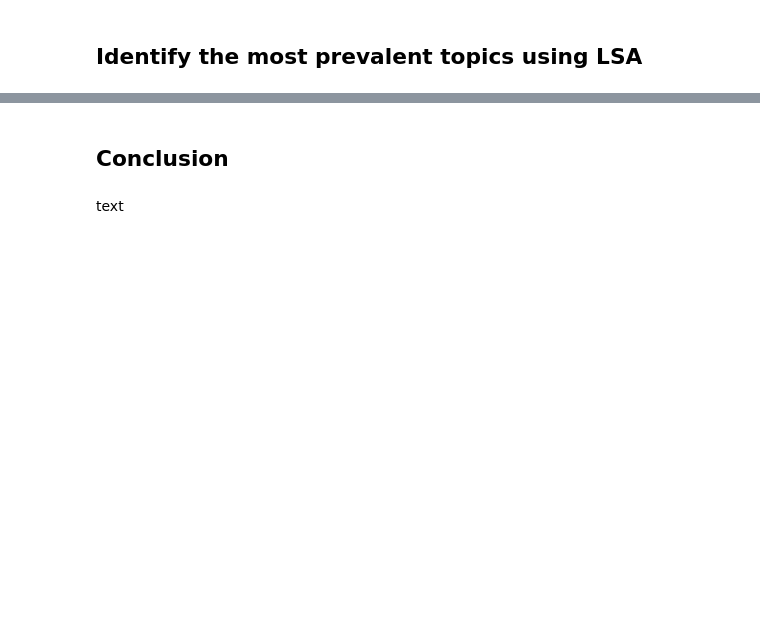
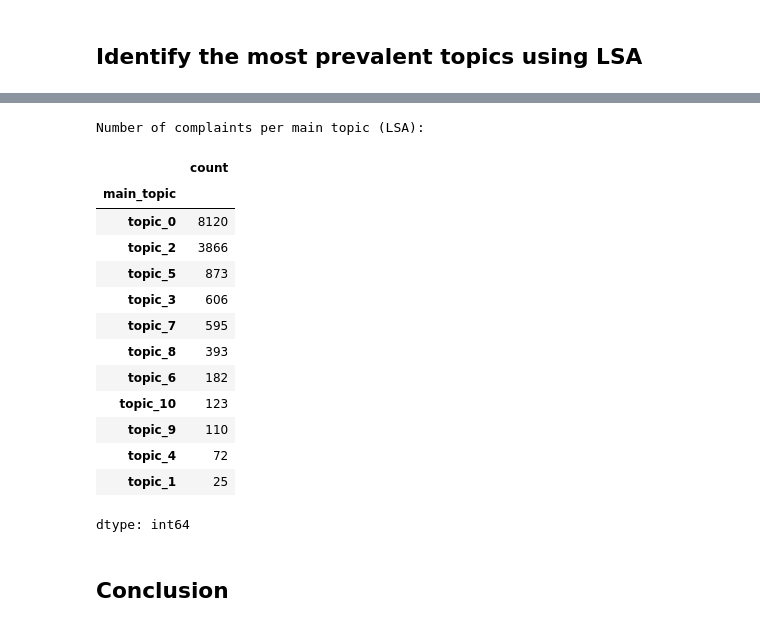
Before and after one commit to melaniedaniel7/CFPB-Text-Analysis-Using-NLP-Techniques, a Jupyter notebook: Task 1: Use NLP techniques to analyze a collection of texts.ipynb, the cells around one changed output, grey strips where cells are left out. Saved outputs shown, nothing was run; the diff lists cells and outputs as text; code cells hidden in the pictures; blank space fills up the shorter version.

```diff
--- a/Task 1: Use NLP techniques to analyze a collection of texts.ipynb
+++ b/Task 1: Use NLP techniques to analyze a collection of texts.ipynb
@@ -464,4 +582,25 @@ display_topics(lda_model, feature_names, no_top_words)
+# %%
+# Identify the most popular topics across the corpus
+# Created with the help of Google Gemini to improve my previous code in phase 2 that only showed the topics with the highest frequency for the first 5 consumer complaints
+
+# Display the main topic distribution for LSA
+print("Number of complaints per main topic (LSA):")
+display(topic_encoded_df['main_topic'].value_counts())
+# %% [output]
+Number of complaints per main topic (LSA):
+|  | count |
+| main_topic |  |
+| topic_0 | 8120 |
+| topic_2 | 3866 |
+| topic_5 | 873 |
+| topic_3 | 606 |
+| topic_7 | 595 |
+| topic_8 | 393 |
+| topic_6 | 182 |
+| topic_10 | 123 |
+| topic_9 | 110 |
+| topic_4 | 72 |
+| topic_1 | 25 |
+dtype: int64
 # %% [markdown]
 ## **Conclusion**
-# %% [markdown]
-text
```
Also changed, not shown: parts of 10 cells of this notebook.
